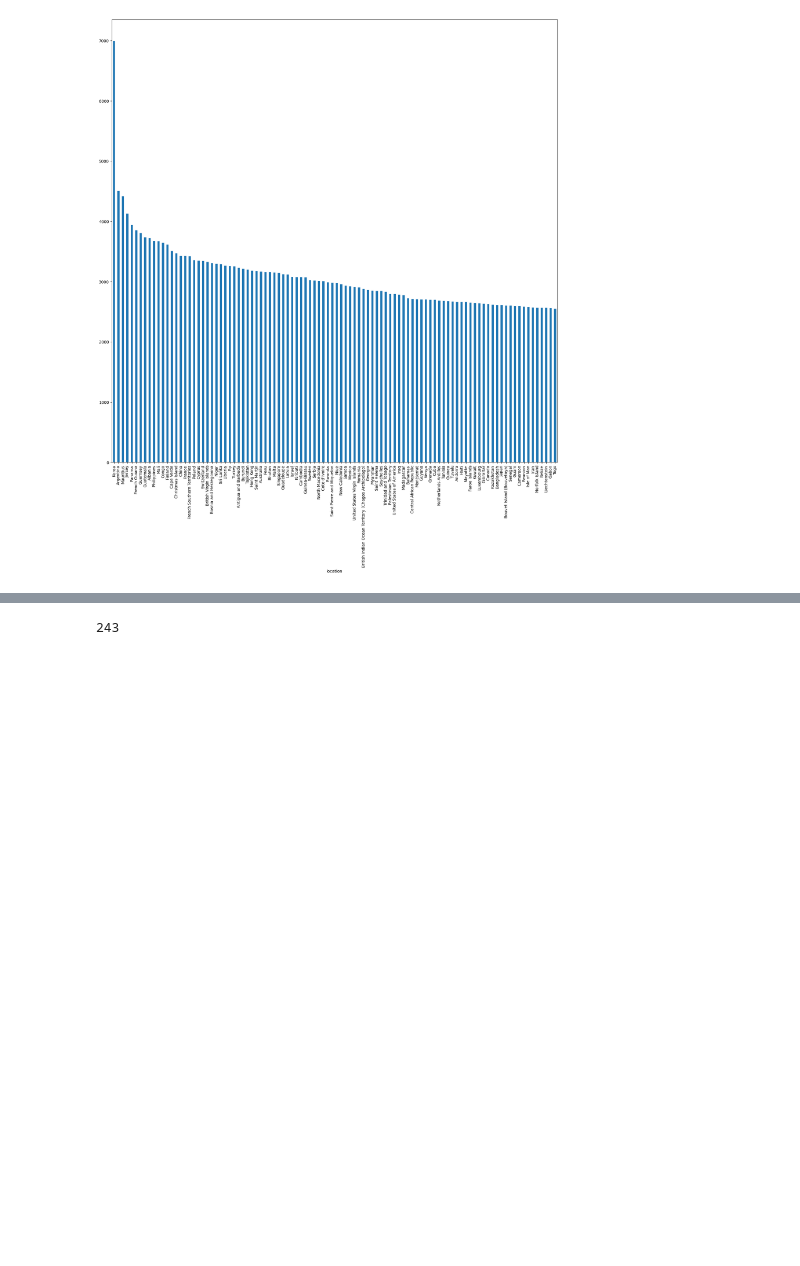
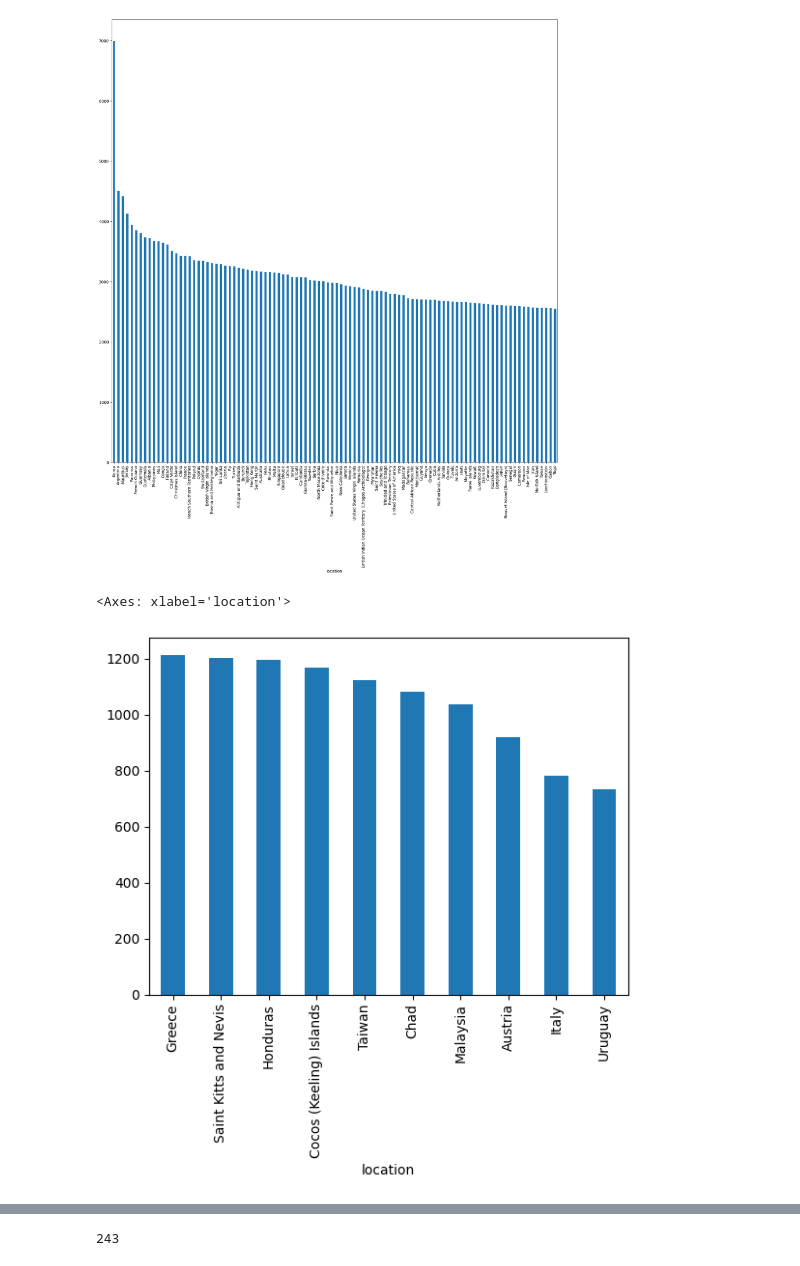
Before and after one commit to bissakaAI/DataAndData_analysis, a Jupyter notebook: Task_folder/pandas/salesdatasecond/workingwithsales_data.ipynb, the cells around one changed output, grey strips where cells are left out. Drawn from its saved outputs; the diff is of its cells as text; code cells hidden in the pictures; blank space fills up the shorter version.

```diff
--- a/Task_folder/pandas/salesdatasecond/workingwithsales_data.ipynb
+++ b/Task_folder/pandas/salesdatasecond/workingwithsales_data.ipynb
@@ -225,3 +226,8 @@ sales.index.value_counts().head(100).plot(kind='bar',figsize=(20,20))
 # %% [output]
 <Axes: xlabel='location'>
 [figure]
+# %%
+sales.index.value_counts().tail(10).plot(kind='bar')
+# %% [output]
+<Axes: xlabel='location'>
+[figure, added]
```
Also changed, not shown: parts of 97 cells of this notebook, 4 other files.
